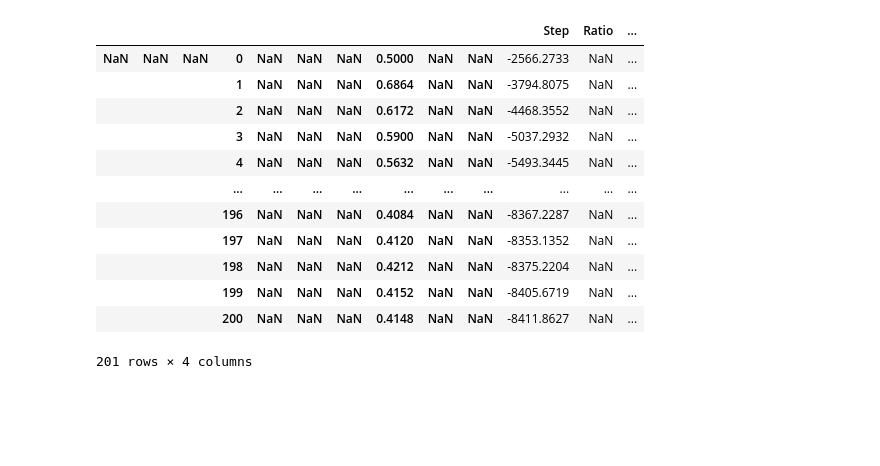
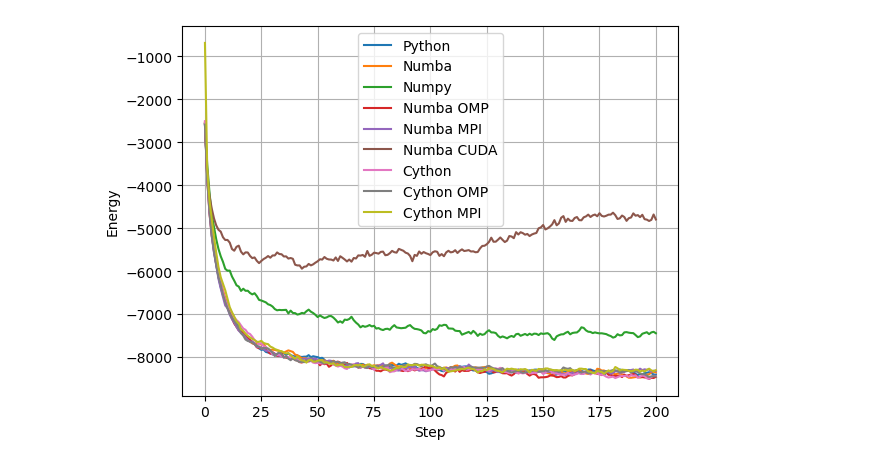
Before and after one commit to Lukelele/-Liquid-Crystals-Lebwohl-Lasher-Model, a Jupyter notebook: output/analysis.ipynb, the cells around one changed output. Drawn from its saved outputs; the diff is of its cells as text; code cells hidden in the pictures; blank space fills up the shorter version.

```diff
--- a/output/analysis.ipynb
+++ b/output/analysis.ipynb
@@ -5,16 +4,28 @@ df = pd.read_csv("python.txt", sep='\s+', skiprows=9, names=['Step', 'Ratio', 'E
-# %%
-df
-# %% [output]
-|  |  |  |  |  |  |  |  |  |  | Step | Ratio | ... |
-| NaN | NaN | NaN | 0 | NaN | NaN | NaN | 0.5000 | NaN | NaN | -2566.2733 | NaN | ... |
-|  |  |  | 1 | NaN | NaN | NaN | 0.6864 | NaN | NaN | -3794.8075 | NaN | ... |
-|  |  |  | 2 | NaN | NaN | NaN | 0.6172 | NaN | NaN | -4468.3552 | NaN | ... |
-|  |  |  | 3 | NaN | NaN | NaN | 0.5900 | NaN | NaN | -5037.2932 | NaN | ... |
-|  |  |  | 4 | NaN | NaN | NaN | 0.5632 | NaN | NaN | -5493.3445 | NaN | ... |
-|  |  |  | ... | ... | ... | ... | ... | ... | ... | ... | ... | ... |
-|  |  |  | 196 | NaN | NaN | NaN | 0.4084 | NaN | NaN | -8367.2287 | NaN | ... |
-|  |  |  | 197 | NaN | NaN | NaN | 0.4120 | NaN | NaN | -8353.1352 | NaN | ... |
-|  |  |  | 198 | NaN | NaN | NaN | 0.4212 | NaN | NaN | -8375.2204 | NaN | ... |
-|  |  |  | 199 | NaN | NaN | NaN | 0.4152 | NaN | NaN | -8405.6719 | NaN | ... |
-|  |  |  | 200 | NaN | NaN | NaN | 0.4148 | NaN | NaN | -8411.8627 | NaN | ... |
-201 rows × 4 columns
+# %%
+python_df = pd.read_csv("python.txt", sep='\s+', skiprows=9, names=['Step', 'Ratio', 'Energy', 'Order'])
+numba_df = pd.read_csv("numba.txt", sep='\s+', skiprows=9, names=['Step', 'Ratio', 'Energy', 'Order'])
+numpy_df = pd.read_csv("numpy.txt", sep='\s+', skiprows=9, names=['Step', 'Ratio', 'Energy', 'Order'])
+numpy_sequential_df = pd.read_csv("numpy_sequential.txt", sep='\s+', skiprows=9, names=['Step', 'Ratio', 'Energy', 'Order'])
+numba_omp_df = pd.read_csv("numba_omp.txt", sep='\s+', skiprows=9, names=['Step', 'Ratio', 'Energy', 'Order'])
+numba_mpi_df = pd.read_csv("numba_mpi.txt", sep='\s+', skiprows=9, names=['Step', 'Ratio', 'Energy', 'Order'])
+numba_cuda_df = pd.read_csv("numba_cuda.txt", sep='\s+', skiprows=9, names=['Step', 'Ratio', 'Energy', 'Order'])
+cython_df = pd.read_csv("cython.txt", sep='\s+', skiprows=9, names=['Step', 'Ratio', 'Energy', 'Order'])
+cython_omp_df = pd.read_csv("cython_omp.txt", sep='\s+', skiprows=9, names=['Step', 'Ratio', 'Energy', 'Order'])
+cython_mpi_df = pd.read_csv("cython_mpi.txt", sep='\s+', skiprows=9, names=['Step', 'Ratio', 'Energy', 'Order'])
+# %%
+plt.plot(python_df['Step'], python_df['Energy'], label='Python')
+plt.plot(numba_df['Step'], numba_df['Energy'], label='Numba')
+plt.plot(numpy_df['Step'], numpy_df['Energy'], label='Numpy')
+plt.plot(numpy_sequential_df['Step'], numpy_sequential_df['Energy'], label='Numpy Sequential')
+plt.plot(numba_omp_df['Step'], numba_omp_df['Energy'], label='Numba OMP')
+plt.plot(numba_mpi_df['Step'], numba_mpi_df['Energy'], label='Numba MPI')
+plt.plot(numba_cuda_df['Step'], numba_cuda_df['Energy'], label='Numba CUDA')
+plt.plot(cython_df['Step'], cython_df['Energy'], label='Cython')
+plt.plot(cython_omp_df['Step'], cython_omp_df['Energy'], label='Cython OMP')
+plt.plot(cython_mpi_df['Step'], cython_mpi_df['Energy'], label='Cython MPI')
+plt.xlabel('Step')
+plt.ylabel('Energy')
+plt.legend()
+plt.grid()
+# %% [output]
+[figure, added]
```
Also changed, not shown: parts of 3 cells of this notebook, 17 other files.
